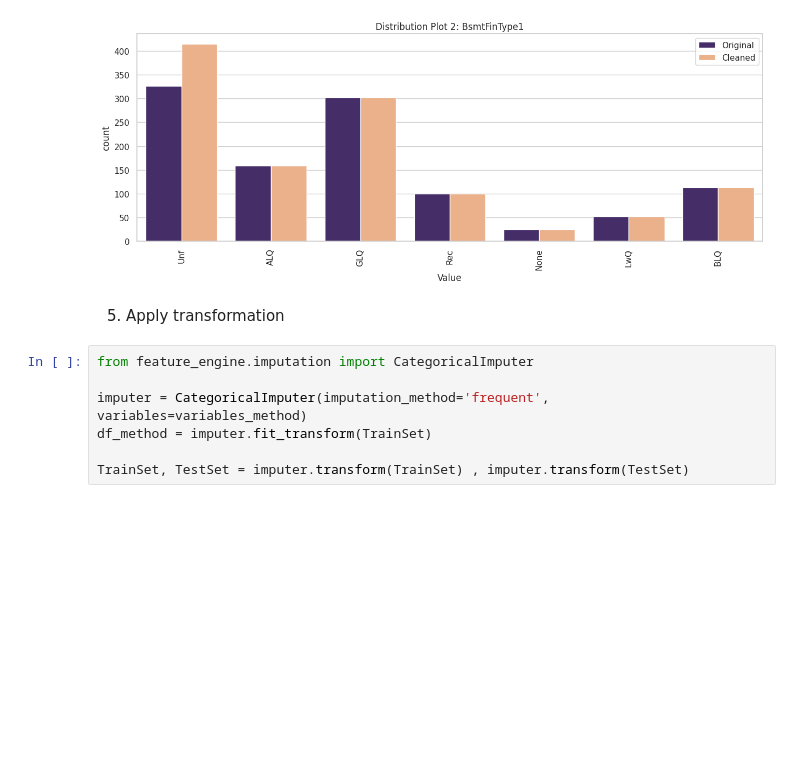
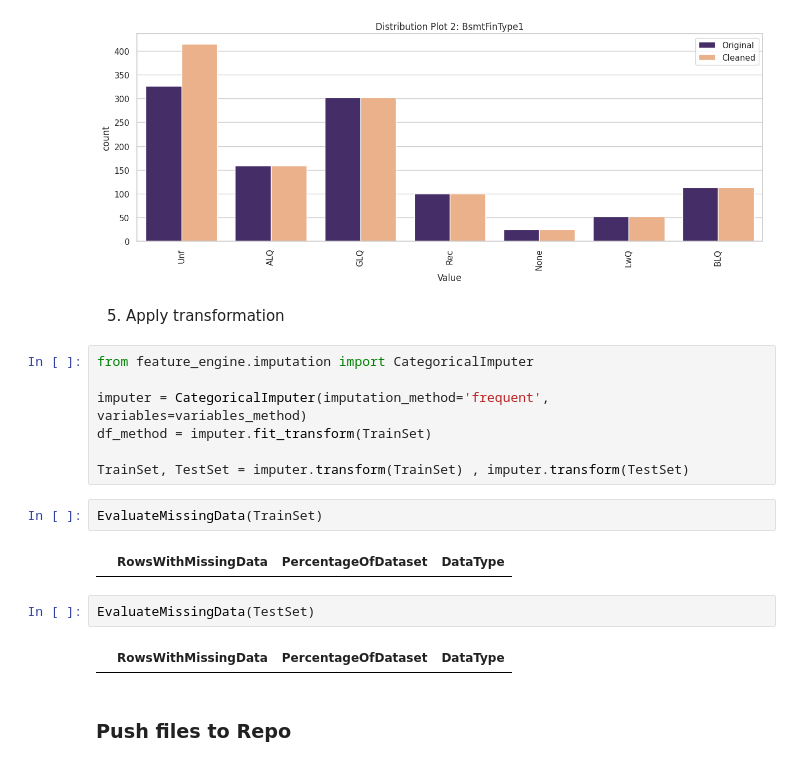
Before and after one commit to davep33l/pp5-house-price-predictor, a Jupyter notebook: jupyter_notebooks/2_Data_Cleaning.ipynb, the cells around one changed output. Drawn from its saved outputs; the diff is of its cells as text; blank space fills up the shorter version.

```diff
--- a/jupyter_notebooks/2_Data_Cleaning.ipynb
+++ b/jupyter_notebooks/2_Data_Cleaning.ipynb
@@ -735,3 +735,13 @@ imputer = CategoricalImputer(imputation_method='frequent', variables=variables_m
 df_method = imputer.fit_transform(TrainSet)
 
 TrainSet, TestSet = imputer.transform(TrainSet) , imputer.transform(TestSet)
+# %%
+EvaluateMissingData(TrainSet)
+# %% [output]
+|  | RowsWithMissingData | PercentageOfDataset | DataType |
+# %%
+EvaluateMissingData(TestSet)
+# %% [output]
+|  | RowsWithMissingData | PercentageOfDataset | DataType |
+# %% [markdown]
+### Push files to Repo
```
Also changed, not shown: parts of 5 cells of this notebook, 2 other files.
